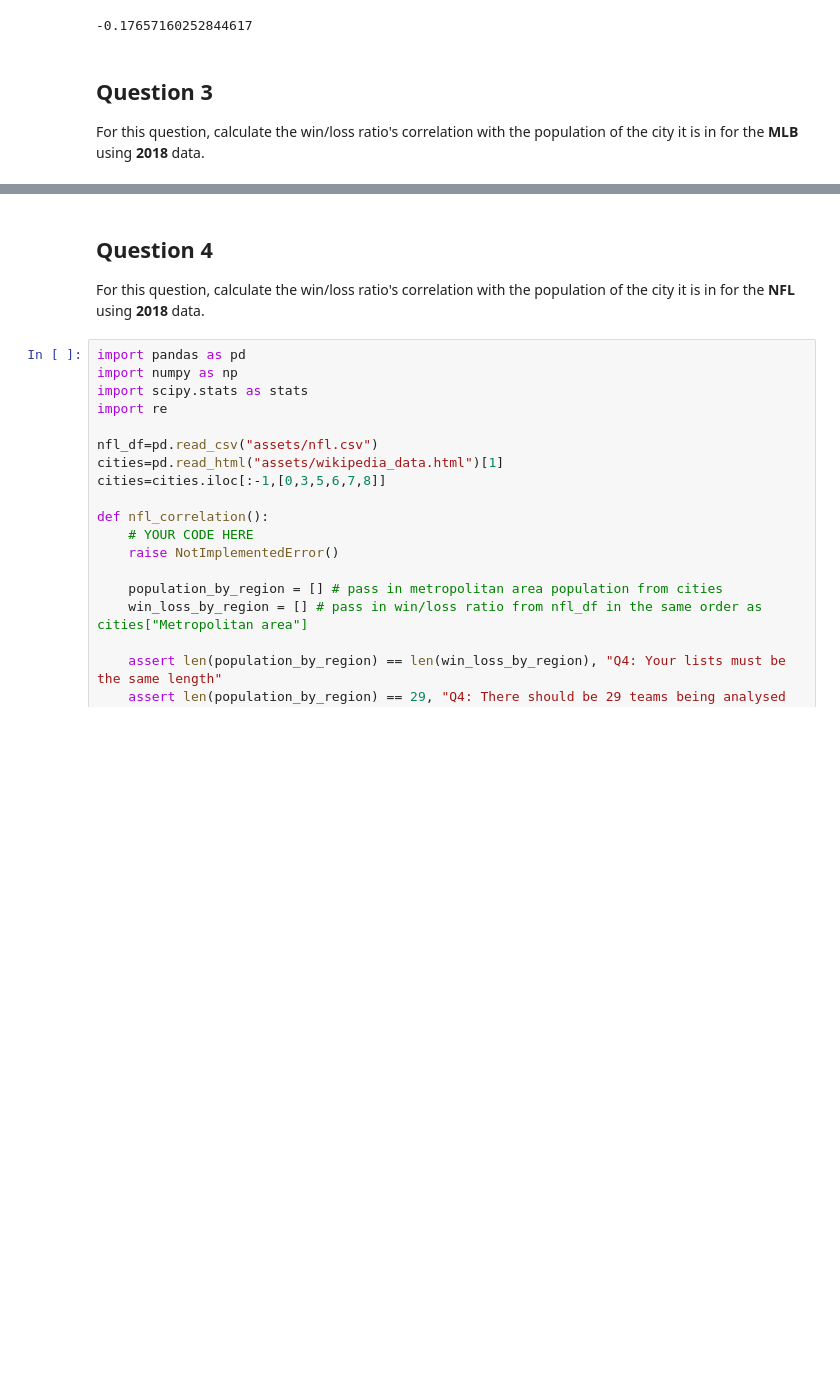
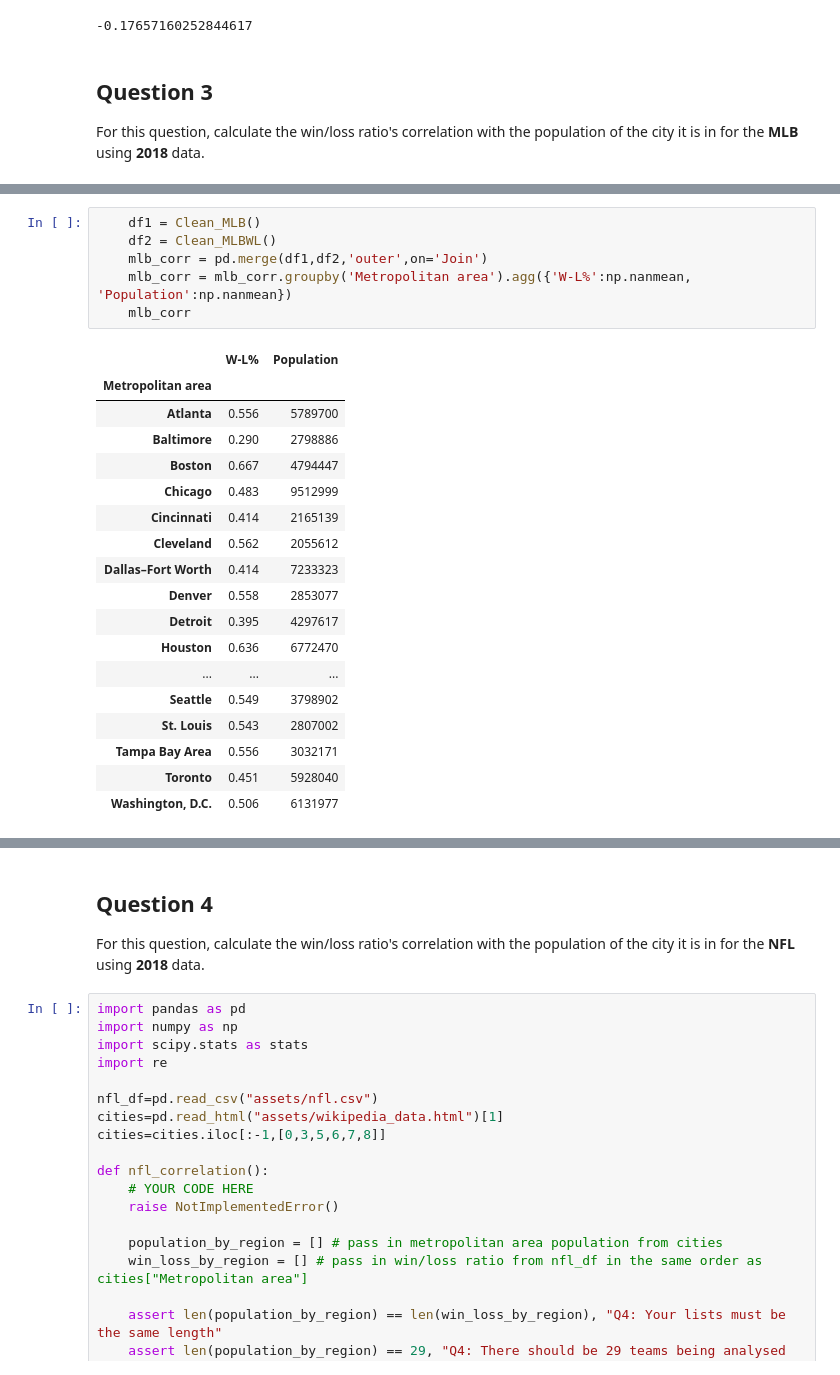
Before and after one commit to luke-limpert/PythonDataAnalysis_FinalAssignment, a Jupyter notebook: Assignment 4.ipynb, the cells around one changed output, grey strips where cells are left out. Cells and saved outputs as stored; diff of their text form; blank space fills up the shorter version.

```diff
--- a/Assignment 4.ipynb
+++ b/Assignment 4.ipynb
@@ -300,3 +415,28 @@ For this question, calculate the win/loss ratio's correlation with the populatio
+# %%
+    df1 = Clean_MLB()
+    df2 = Clean_MLBWL()
+    mlb_corr = pd.merge(df1,df2,'outer',on='Join')
+    mlb_corr = mlb_corr.groupby('Metropolitan area').agg({'W-L%':np.nanmean, 'Population':np.nanmean})
+    mlb_corr
+# %% [output]
+|  | W-L% | Population |
+| Metropolitan area |  |  |
+| Atlanta | 0.556 | 5789700 |
+| Baltimore | 0.290 | 2798886 |
+| Boston | 0.667 | 4794447 |
+| Chicago | 0.483 | 9512999 |
+| Cincinnati | 0.414 | 2165139 |
+| Cleveland | 0.562 | 2055612 |
+| Dallas–Fort Worth | 0.414 | 7233323 |
+| Denver | 0.558 | 2853077 |
+| Detroit | 0.395 | 4297617 |
+| Houston | 0.636 | 6772470 |
+| ... | ... | ... |
+| Seattle | 0.549 | 3798902 |
+| St. Louis | 0.543 | 2807002 |
+| Tampa Bay Area | 0.556 | 3032171 |
+| Toronto | 0.451 | 5928040 |
+| Washington, D.C. | 0.506 | 6131977 |
 # %%
 import pandas as pd
 import numpy as np
```
Also changed, not shown: parts of 7 cells of this notebook.
